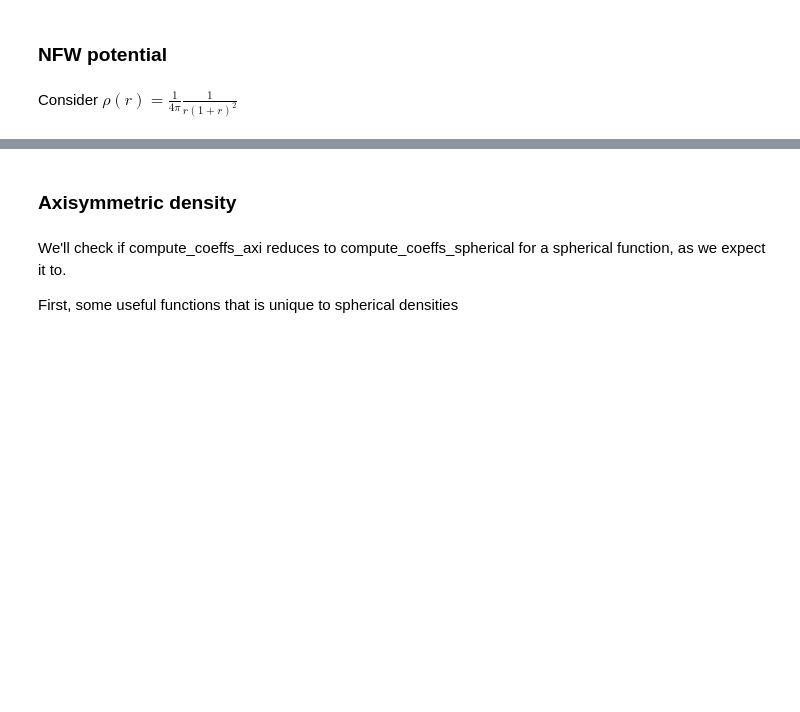
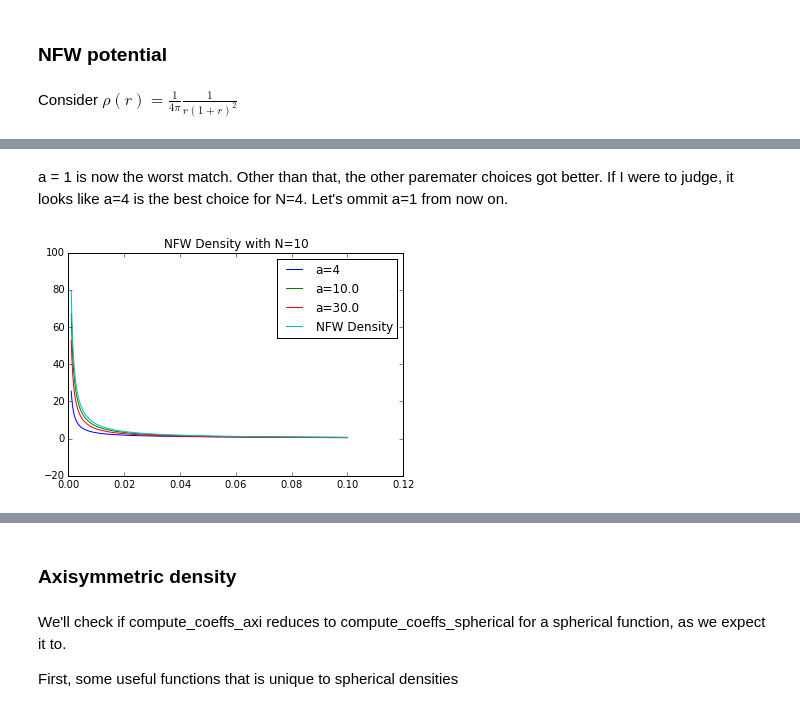
Before and after one commit to SeaifanAladdin/galpy-notebook, a Jupyter notebook: galpy/SCFPotential.ipynb, the cells around one changed output, grey strips where cells are left out. Saved outputs shown, nothing was run; the diff lists cells and outputs as text; code cells hidden in the pictures; blank space fills up the shorter version.

```diff
--- a/galpy/SCFPotential.ipynb
+++ b/galpy/SCFPotential.ipynb
@@ -214,0 +127,6 @@ $$\rho (r) = \frac{3}{4\pi} \frac{a}{(a + r)^4}$$
+# %% [markdown]
+a = 1 is now the worst match. Other than that, the other paremater choices got better. If I were to judge, it looks like a=4 is the best choice for N=4. Let's ommit a=1 from now on.
+# %%
+density = plotDensityVaryinga(rho_NFW, 10, a_SCF[1:])
+# %% [output]
+[figure, added]
```
Also changed, not shown: parts of 36 cells of this notebook.
